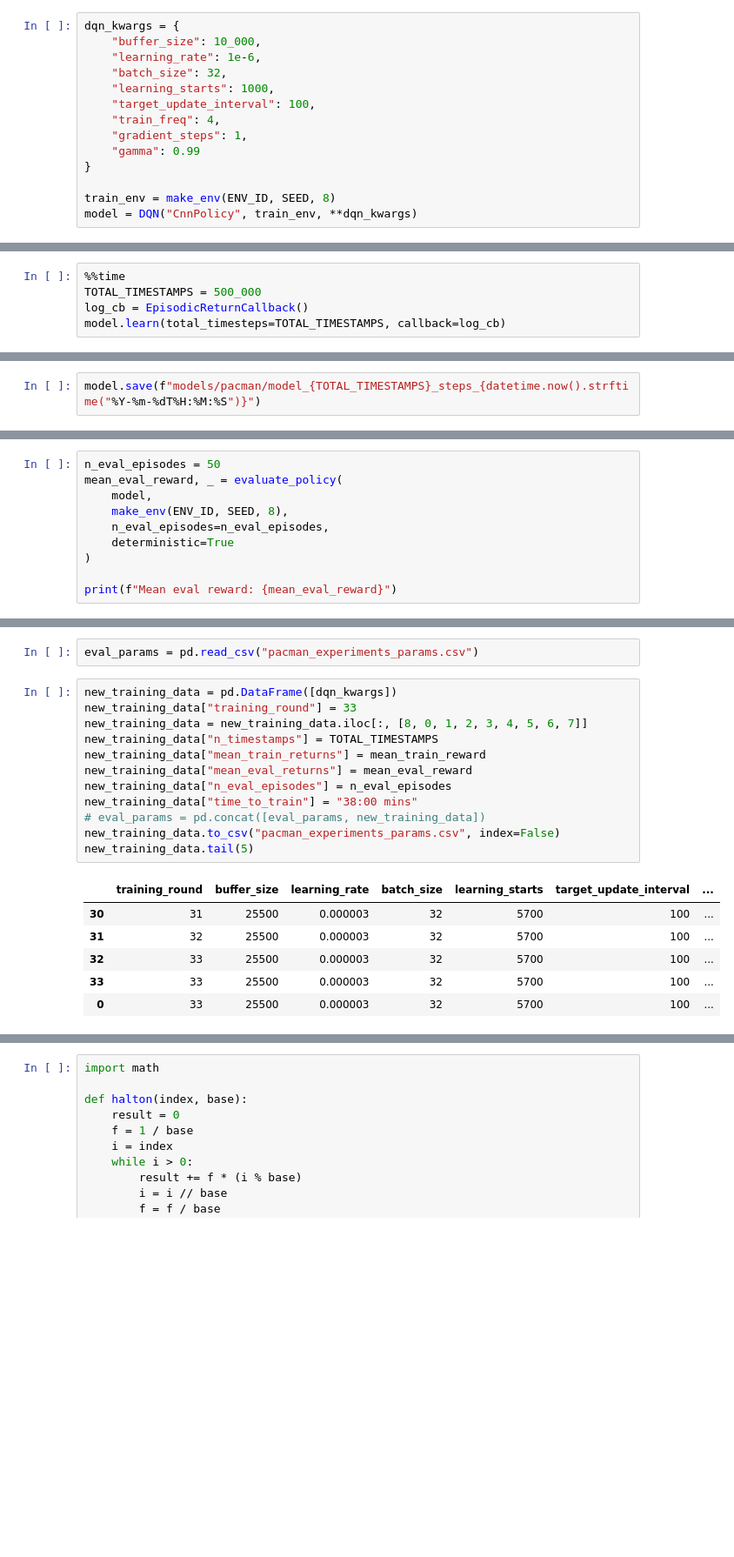
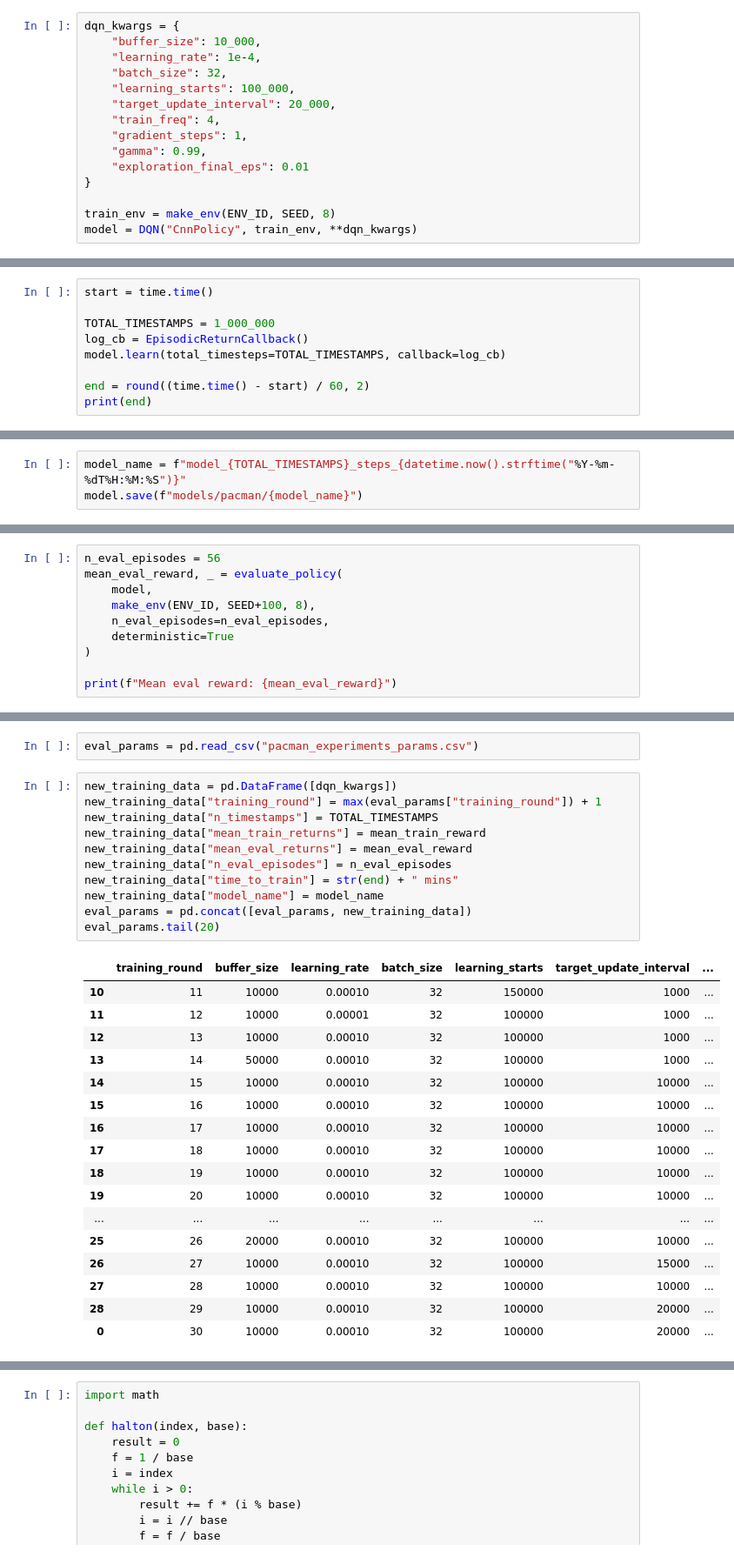
Before and after one commit to NickKirilov/atari-games, a Jupyter notebook: pacman.ipynb, the cells around one changed output, grey strips where cells are left out. Shown at 87% size. Drawn from its saved outputs; the diff is of its cells as text; blank space fills up the shorter version.

Commit message:
I have  trained the last model for pacman.

```diff
--- a/pacman.ipynb
+++ b/pacman.ipynb
@@ -33,13 +34,14 @@ ENV_ID = "MsPacmanNoFrameskip-v4"
 # %%
 dqn_kwargs = {
     "buffer_size": 10_000,
-    "learning_rate": 1e-6,
+    "learning_rate": 1e-4,
     "batch_size": 32,
-    "learning_starts": 1000,
-    "target_update_interval": 100,
+    "learning_starts": 100_000,
+    "target_update_interval": 20_000,
     "train_freq": 4,
     "gradient_steps": 1,
-    "gamma": 0.99
+    "gamma": 0.99,
+    "exploration_final_eps": 0.01
 }
 
 train_env = make_env(ENV_ID, SEED, 8)
@@ -50,7 +49,11 @@ A.L.E: Arcade Learning Environment (version 0.11.2+ecc1138)
 # %% [markdown]
 ## Train
 # %%
-%%time
-TOTAL_TIMESTAMPS = 500_000
+start = time.time()
+
+TOTAL_TIMESTAMPS = 1_000_000
 log_cb = EpisodicReturnCallback()
 model.learn(total_timesteps=TOTAL_TIMESTAMPS, callback=log_cb)
+
+end = round((time.time() - start) / 60, 2)
+print(end)
@@ -57,5 +62,6 @@ model.learn(total_timesteps=TOTAL_TIMESTAMPS, callback=log_cb)
 # %%
-model.save(f"models/pacman/model_{TOTAL_TIMESTAMPS}_steps_{datetime.now().strftime("%Y-%m-%dT%H:%M:%S")}")
+model_name = f"model_{TOTAL_TIMESTAMPS}_steps_{datetime.now().strftime("%Y-%m-%dT%H:%M:%S")}"
+model.save(f"models/pacman/{model_name}")
 # %% [markdown]
 ## Training evaluation <a class="anchor" id="training_evaluation"></a>
 # %%
@@ -66,8 +76,8 @@ print(f"Mean train reward: {np.mean(log_cb.episode_returns)}")
 # %%
-n_eval_episodes = 50
+n_eval_episodes = 56
 mean_eval_reward, _ = evaluate_policy(
     model,
-    make_env(ENV_ID, SEED, 8),
+    make_env(ENV_ID, SEED+100, 8),
     n_eval_episodes=n_eval_episodes,
     deterministic=True
 )
@@ -77,20 +89,30 @@ print(f"Mean eval reward: {mean_eval_reward}")
 eval_params = pd.read_csv("pacman_experiments_params.csv")
 # %%
 new_training_data = pd.DataFrame([dqn_kwargs])
-new_training_data["training_round"] = 33
-new_training_data = new_training_data.iloc[:, [8, 0, 1, 2, 3, 4, 5, 6, 7]]
+new_training_data["training_round"] = max(eval_params["training_round"]) + 1
 new_training_data["n_timestamps"] = TOTAL_TIMESTAMPS
 new_training_data["mean_train_returns"] = mean_train_reward
 new_training_data["mean_eval_returns"] = mean_eval_reward
 new_training_data["n_eval_episodes"] = n_eval_episodes
-new_training_data["time_to_train"] = "38:00 mins"
-# eval_params = pd.concat([eval_params, new_training_data])
-new_training_data.to_csv("pacman_experiments_params.csv", index=False)
-new_training_data.tail(5)
+new_training_data["time_to_train"] = str(end) + " mins"
+new_training_data["model_name"] = model_name
+eval_params = pd.concat([eval_params, new_training_data])
+eval_params.tail(20)
 # %% [output]
 |  | training_round | buffer_size | learning_rate | batch_size | learning_starts | target_update_interval | ... |
-| 30 | 31 | 25500 | 0.000003 | 32 | 5700 | 100 | ... |
-| 31 | 32 | 25500 | 0.000003 | 32 | 5700 | 100 | ... |
-| 32 | 33 | 25500 | 0.000003 | 32 | 5700 | 100 | ... |
-| 33 | 33 | 25500 | 0.000003 | 32 | 5700 | 100 | ... |
-| 0 | 33 | 25500 | 0.000003 | 32 | 5700 | 100 | ... |
+| 10 | 11 | 10000 | 0.00010 | 32 | 150000 | 1000 | ... |
+| 11 | 12 | 10000 | 0.00001 | 32 | 100000 | 1000 | ... |
+| 12 | 13 | 10000 | 0.00010 | 32 | 100000 | 1000 | ... |
+| 13 | 14 | 50000 | 0.00010 | 32 | 100000 | 1000 | ... |
+| 14 | 15 | 10000 | 0.00010 | 32 | 100000 | 10000 | ... |
+| 15 | 16 | 10000 | 0.00010 | 32 | 100000 | 10000 | ... |
+| 16 | 17 | 10000 | 0.00010 | 32 | 100000 | 10000 | ... |
+| 17 | 18 | 10000 | 0.00010 | 32 | 100000 | 10000 | ... |
+| 18 | 19 | 10000 | 0.00010 | 32 | 100000 | 10000 | ... |
+| 19 | 20 | 10000 | 0.00010 | 32 | 100000 | 10000 | ... |
+| ... | ... | ... | ... | ... | ... | ... | ... |
+| 25 | 26 | 20000 | 0.00010 | 32 | 100000 | 10000 | ... |
+| 26 | 27 | 10000 | 0.00010 | 32 | 100000 | 15000 | ... |
+| 27 | 28 | 10000 | 0.00010 | 32 | 100000 | 10000 | ... |
+| 28 | 29 | 10000 | 0.00010 | 32 | 100000 | 20000 | ... |
+| 0 | 30 | 10000 | 0.00010 | 32 | 100000 | 20000 | ... |
```
Also changed, not shown: parts of 9 cells of this notebook, 33 other files.
